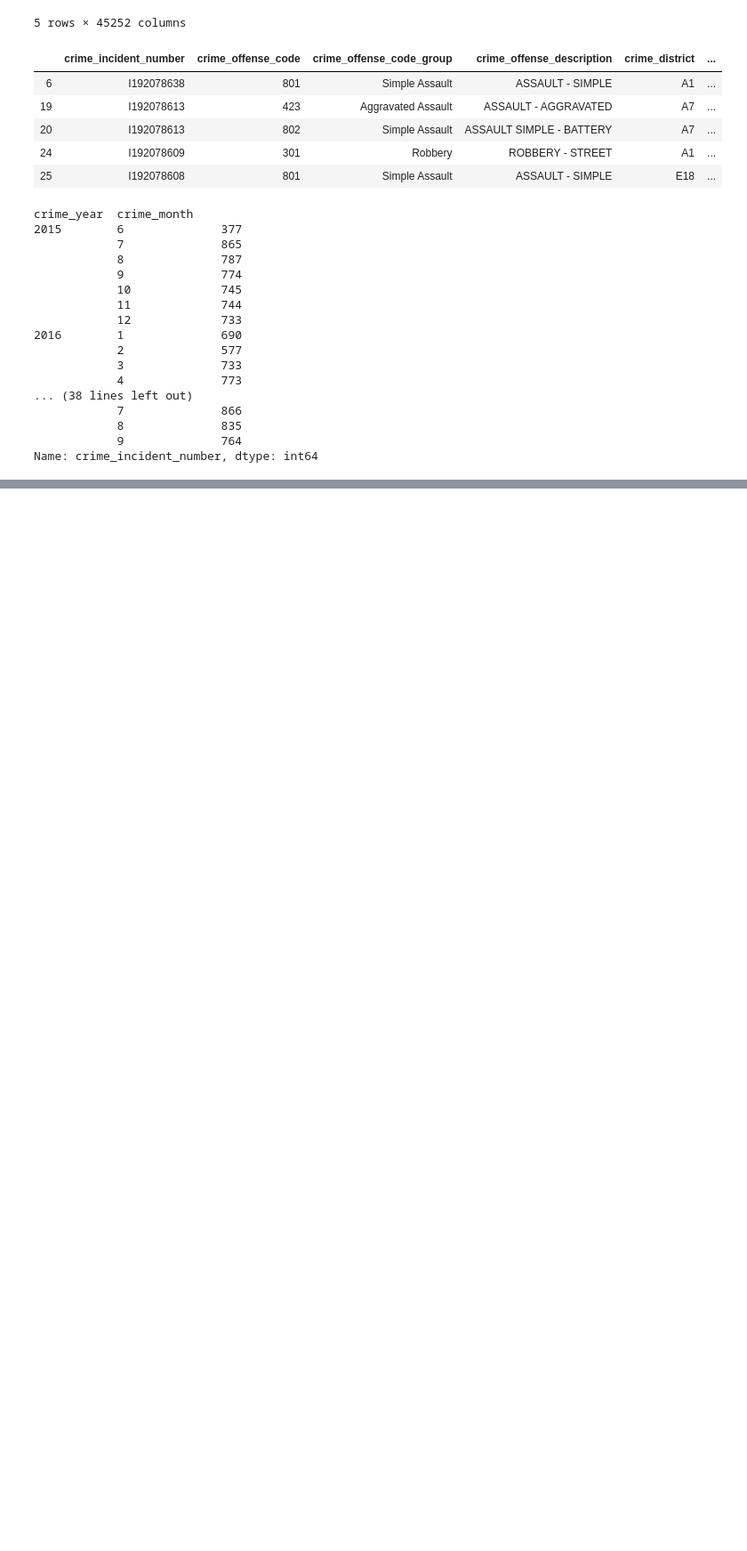
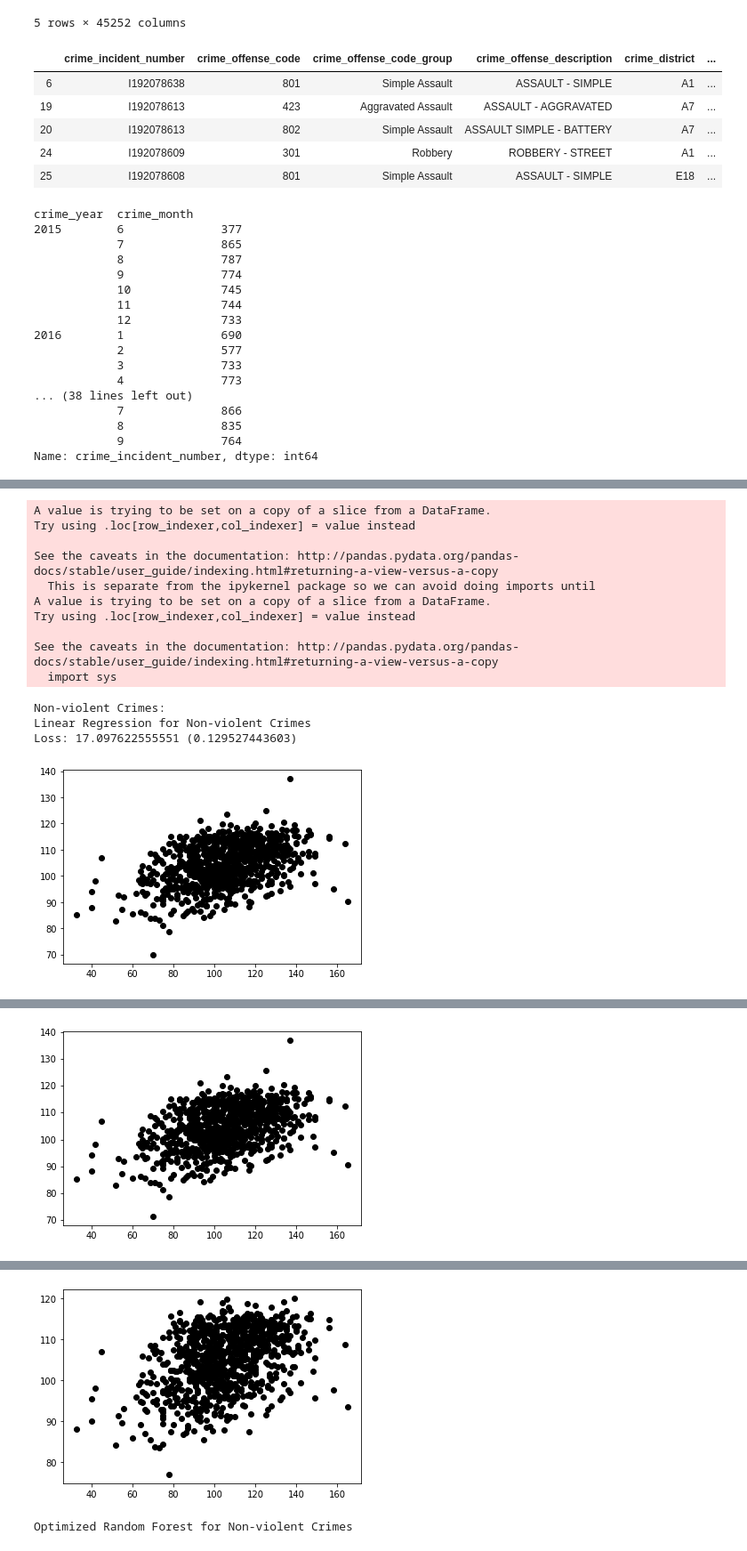
Before and after one commit to stephanGarland/sml-project-fall-2019, a Jupyter notebook: data_modification.ipynb, the cells around one changed output, grey strips where cells are left out. Shown: that part at 89% size. Cells and saved outputs as stored; diff of their text form; code cells hidden in the pictures; blank space fills up the shorter version.

```diff
--- a/data_modification.ipynb
+++ b/data_modification.ipynb
@@ -318,0 +544,19 @@ plt.show()
+# %%
+crime_data, crimes_per_day =  ProcessCrimeDataframe(non_violent_crimes)
+print("Non-violent Crimes:")
+run_all_models(crime_data, crimes_per_day, "Non-violent Crimes")
+# %% [output]
+A value is trying to be set on a copy of a slice from a DataFrame.
+Try using .loc[row_indexer,col_indexer] = value instead
+
+See the caveats in the documentation: http://pandas.pydata.org/pandas-docs/stable/user_guide/indexing.html#returning-a-view-versus-a-copy
+  This is separate from the ipykernel package so we can avoid doing imports until
+A value is trying to be set on a copy of a slice from a DataFrame.
+Try using .loc[row_indexer,col_indexer] = value instead
+
+See the caveats in the documentation: http://pandas.pydata.org/pandas-docs/stable/user_guide/indexing.html#returning-a-view-versus-a-copy
+  import sys
+Non-violent Crimes:
+Linear Regression for Non-violent Crimes
+Loss: 17.097622555551 (0.129527443603)
+[figure, added]
@@ -318,0 +565 @@ plt.show()
+[figure, added]
@@ -318,0 +568,2 @@ plt.show()
+[figure, added]
+Optimized Random Forest for Non-violent Crimes
```
Also changed, not shown: parts of 27 cells of this notebook.
